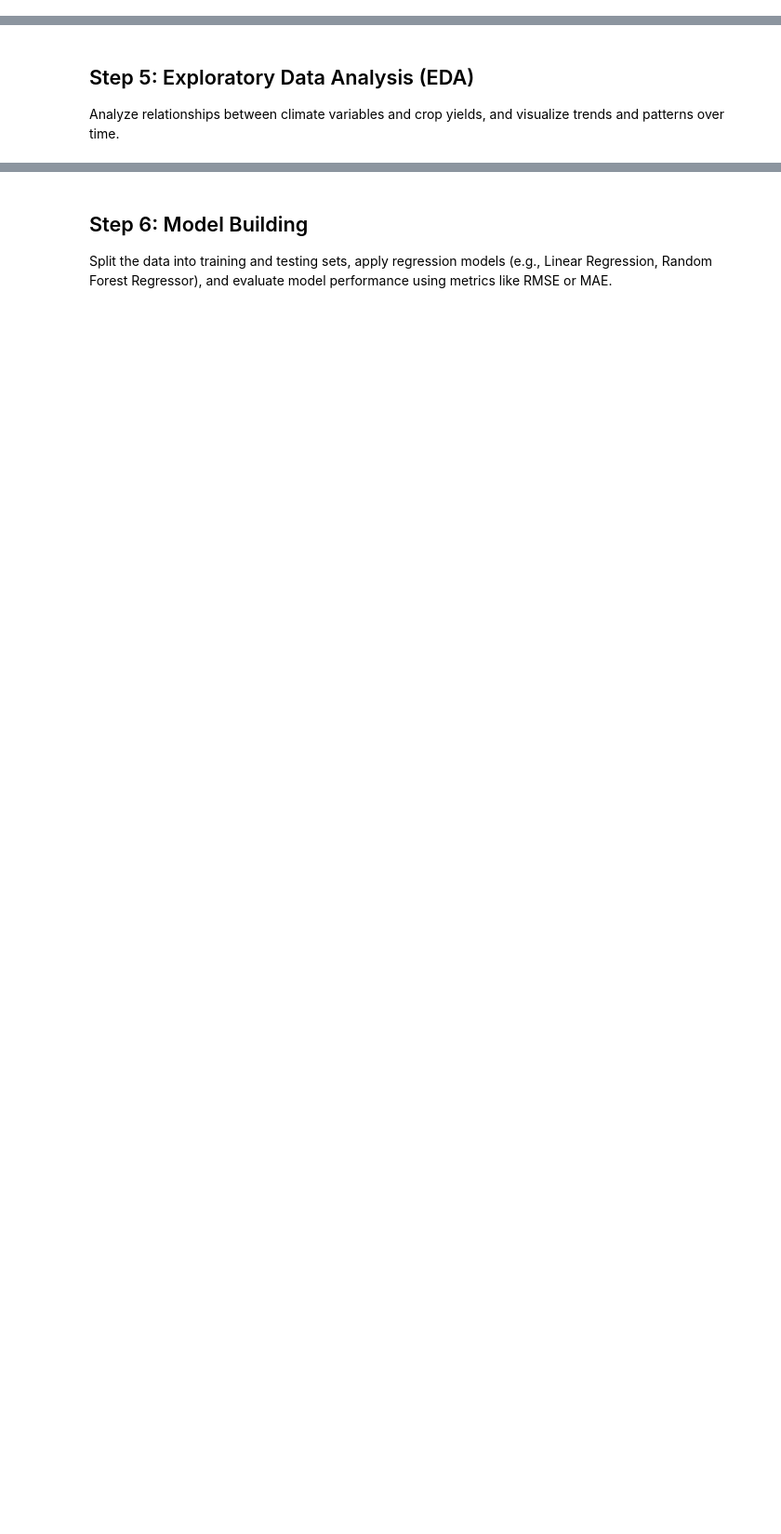
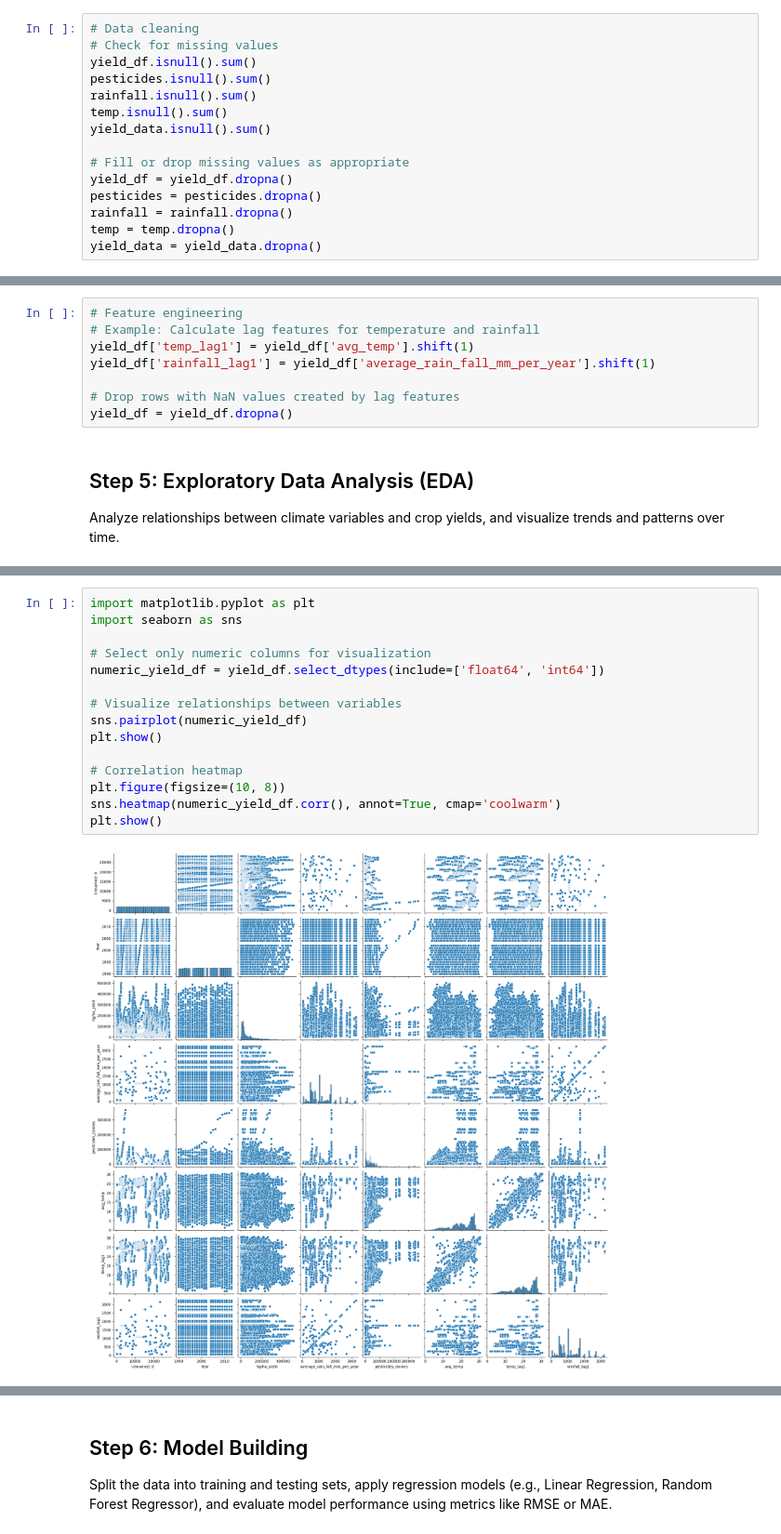
Before and after one commit to Nengock/crop-yield-prediction, a Jupyter notebook: crop_yield_prediction.ipynb, the cells around one changed output, grey strips where cells are left out. Shown at 93% size. Drawn from its saved outputs; the diff is of its cells as text; blank space fills up the shorter version.

```diff
--- a/crop_yield_prediction.ipynb
+++ b/crop_yield_prediction.ipynb
@@ -79,3 +85,18 @@ pesticides_data[numeric_columns_pesticides] = pesticides_data[numeric_columns_pe
+# %%
+# Data cleaning
+# Check for missing values
+yield_df.isnull().sum()
+pesticides.isnull().sum()
+rainfall.isnull().sum()
+temp.isnull().sum()
+yield_data.isnull().sum()
+
+# Fill or drop missing values as appropriate
+yield_df = yield_df.dropna()
+pesticides = pesticides.dropna()
+rainfall = rainfall.dropna()
+temp = temp.dropna()
+yield_data = yield_data.dropna()
 # %% [markdown]
 ## Step 4: Feature Engineering
 Calculate growing degree days or other agronomic indices and incorporate lag features to account for previous periods' climate conditions.
@@ -85,3 +103,11 @@ temp_data['growing_degree_days'] = temp_data['avg_temp'].apply(lambda x: max(0,
+# %%
+# Feature engineering
+# Example: Calculate lag features for temperature and rainfall
+yield_df['temp_lag1'] = yield_df['avg_temp'].shift(1)
+yield_df['rainfall_lag1'] = yield_df['average_rain_fall_mm_per_year'].shift(1)
+
+# Drop rows with NaN values created by lag features
+yield_df = yield_df.dropna()
 # %% [markdown]
 ## Step 5: Exploratory Data Analysis (EDA)
 Analyze relationships between climate variables and crop yields, and visualize trends and patterns over time.
@@ -98,0 +114,17 @@ plt.show()
+# %%
+import matplotlib.pyplot as plt
+import seaborn as sns
+
+# Select only numeric columns for visualization
+numeric_yield_df = yield_df.select_dtypes(include=['float64', 'int64'])
+
+# Visualize relationships between variables
+sns.pairplot(numeric_yield_df)
+plt.show()
+
+# Correlation heatmap
+plt.figure(figsize=(10, 8))
+sns.heatmap(numeric_yield_df.corr(), annot=True, cmap='coolwarm')
+plt.show()
+# %% [output]
+[figure, added]
```
Also changed, not shown: parts of 18 cells of this notebook.
